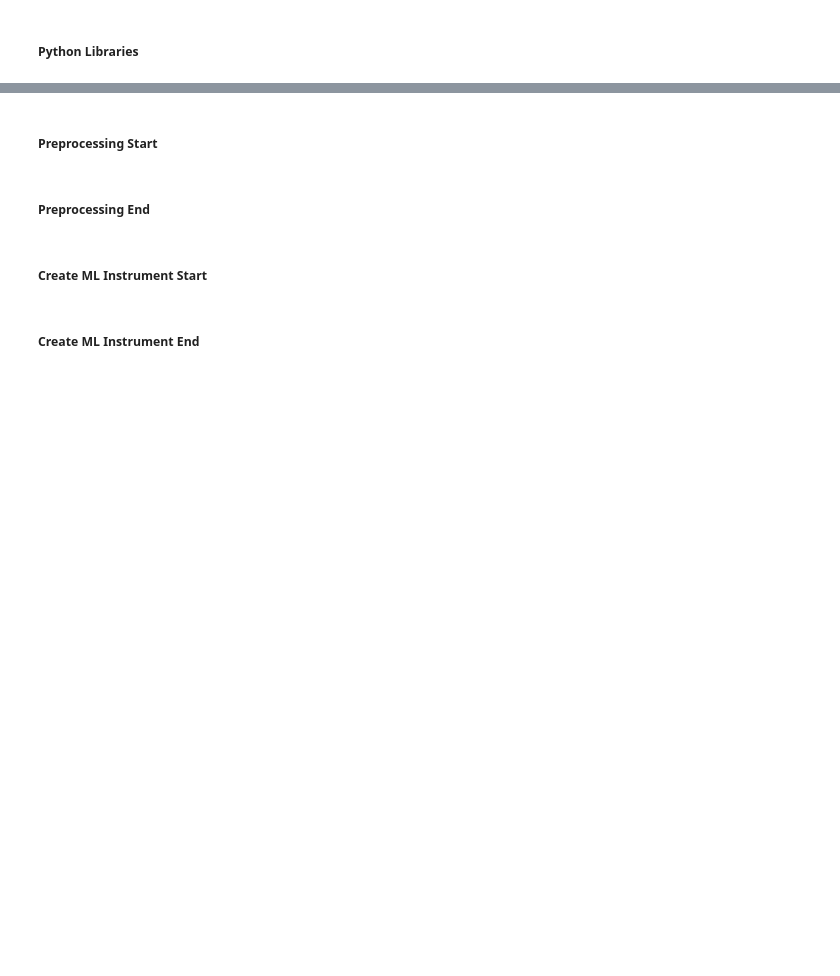
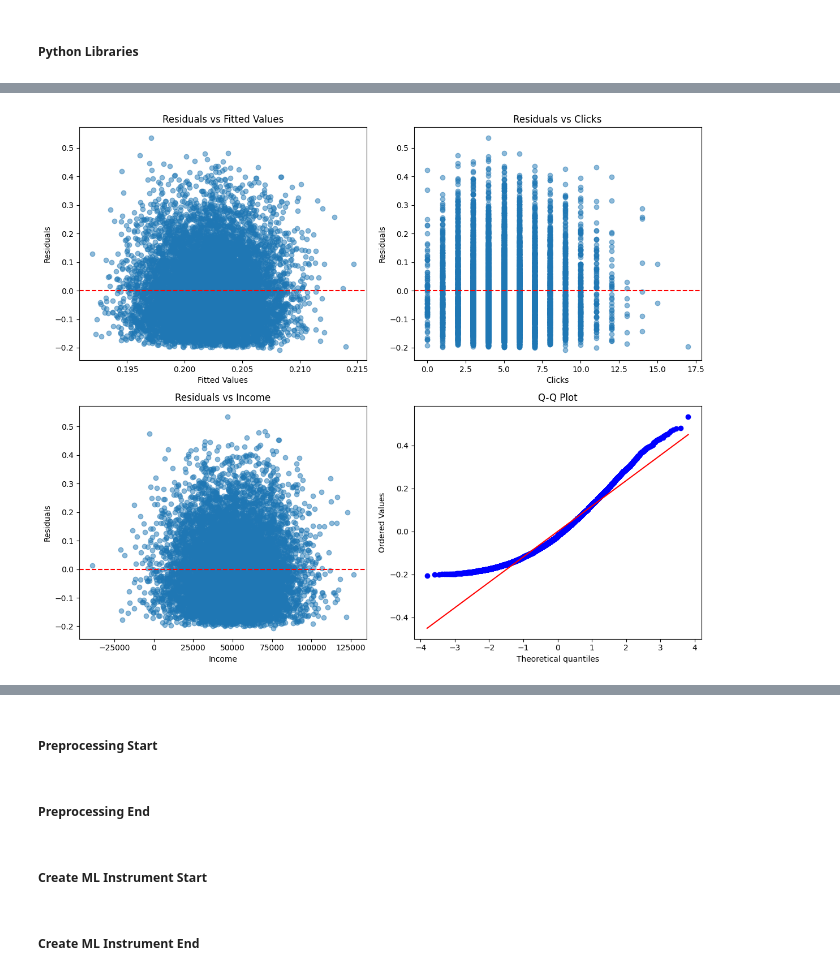
Before and after one commit to IanTaiAhn/econ6550, a Jupyter notebook: project/project_v3.ipynb, the cells around one changed output, grey strips where cells are left out. Cells and saved outputs as stored; diff of their text form; code cells hidden in the pictures; blank space fills up the shorter version.

```diff
--- a/project/project_v3.ipynb
+++ b/project/project_v3.ipynb
@@ -39,0 +228,82 @@ I want to make sure my entire implementation is proper. Even if the results are
+# %%
+# ============================================================================
+# 2. HETEROSKEDASTICITY TESTS
+# ============================================================================
+print("\n" + "="*80)
+print("2. HETEROSKEDASTICITY ANALYSIS")
+print("="*80)
+
+# Run base model for heteroskedasticity tests
+try:
+    base_model = OLS(y, X).fit()
+
+    # Breusch-Pagan Test
+    print("\n2.1 Breusch-Pagan Test:")
+    print("-" * 40)
+    bp_test = het_breuschpagan(base_model.resid, X)
+    labels = ['LM Statistic', 'LM-Test p-value', 'F-Statistic', 'F-Test p-value']
+    bp_results = dict(zip(labels, bp_test))
+    for key, val in bp_results.items():
+        print(f"{key}: {val:.4f}")
+
+    if bp_results['LM-Test p-value'] < 0.05:
+        print("✗ HETEROSKEDASTICITY DETECTED (p < 0.05)")
+        print("  Recommendation: Use robust standard errors (HC1, HC3) or WLS")
+    else:
+        print("✓ No strong evidence of heteroskedasticity (p ≥ 0.05)")
+
+    # White Test
+    print("\n2.2 White Test:")
+    print("-" * 40)
+    white_test = het_white(base_model.resid, X)
+    labels = ['LM Statistic', 'LM-Test p-value', 'F-Statistic', 'F-Test p-value']
+    white_results = dict(zip(labels, white_test))
+    for key, val in white_results.items():
+        print(f"{key}: {val:.4f}")
+
+    if white_results['LM-Test p-value'] < 0.05:
+        print("✗ HETEROSKEDASTICITY DETECTED (p < 0.05)")
+    else:
+        print("✓ No strong evidence of heteroskedasticity (p ≥ 0.05)")
+
+    # Visualize residuals
+    print("\n2.3 Visual Inspection:")
+    print("-" * 40)
+    print("Generating residual plots...")
+
+    fig, axes = plt.subplots(2, 2, figsize=(12, 10))
+
+    # Residuals vs Fitted
+    axes[0, 0].scatter(base_model.fittedvalues, base_model.resid, alpha=0.5)
+    axes[0, 0].axhline(y=0, color='r', linestyle='--')
+    axes[0, 0].set_xlabel('Fitted Values')
+    axes[0, 0].set_ylabel('Residuals')
+    axes[0, 0].set_title('Residuals vs Fitted Values')
+
+    # Residuals vs Clicks
+    axes[0, 1].scatter(df_clean['Clicks'].values, base_model.resid, alpha=0.5)
+    axes[0, 1].axhline(y=0, color='r', linestyle='--')
+    axes[0, 1].set_xlabel('Clicks')
+    axes[0, 1].set_ylabel('Residuals')
+    axes[0, 1].set_title('Residuals vs Clicks')
+
+    # Residuals vs Income
+    axes[1, 0].scatter(df_clean['Income'].values, base_model.resid, alpha=0.5)
+    axes[1, 0].axhline(y=0, color='r', linestyle='--')
+    axes[1, 0].set_xlabel('Income')
+    axes[1, 0].set_ylabel('Residuals')
+    axes[1, 0].set_title('Residuals vs Income')
+
+    # Q-Q Plot
+    stats.probplot(base_model.resid, dist="norm", plot=axes[1, 1])
+    axes[1, 1].set_title('Q-Q Plot')
+
+    plt.tight_layout()
+    # plt.savefig('heteroskedasticity_diagnostics.png', dpi=300, bbox_inches='tight')
+    # print("✓ Saved: heteroskedasticity_diagnostics.png")
+
+except Exception as e:
+    print(f"⚠️  Could not complete heteroskedasticity tests: {str(e)}")
+    bp_results = {'LM-Test p-value': None}
+    white_results = {'LM-Test p-value': None}
+# %% [output]
@@ -39,0 +327 @@ I want to make sure my entire implementation is proper. Even if the results are
+[figure, added]
```
Also changed, not shown: parts of 27 cells of this notebook, 2 other files.
